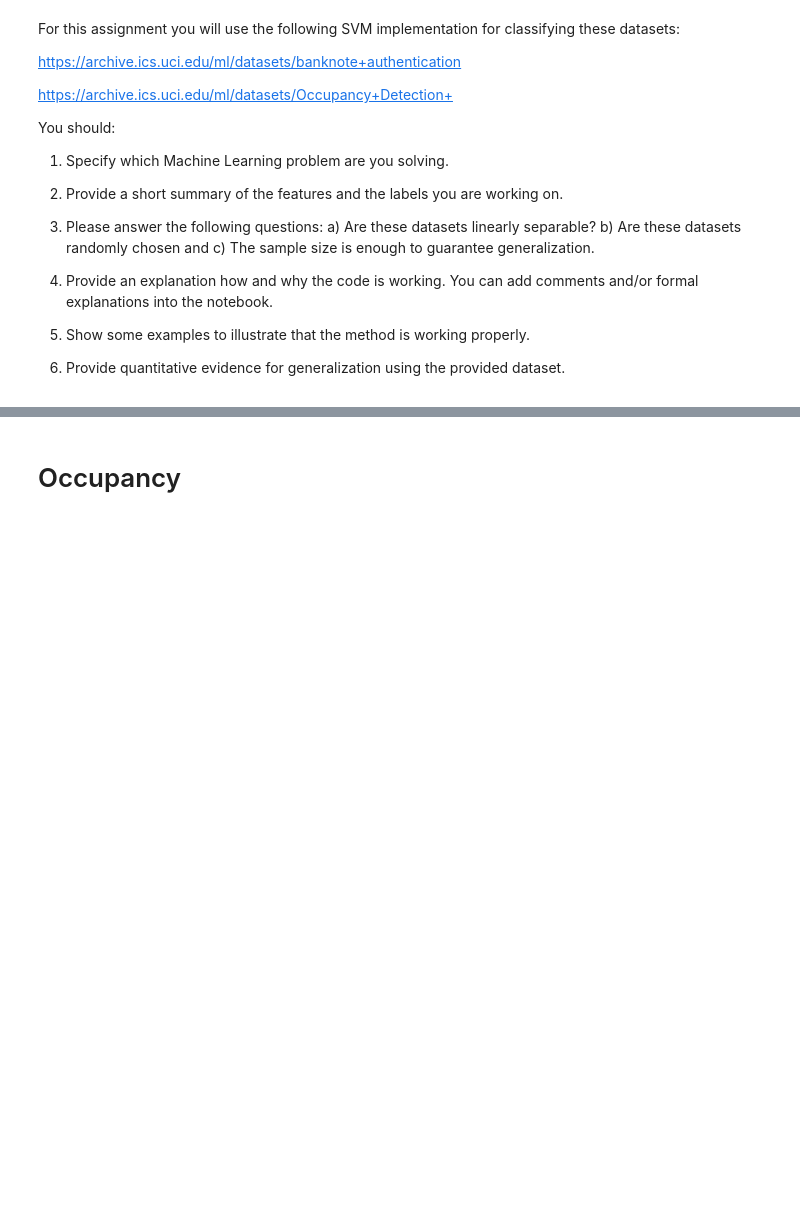
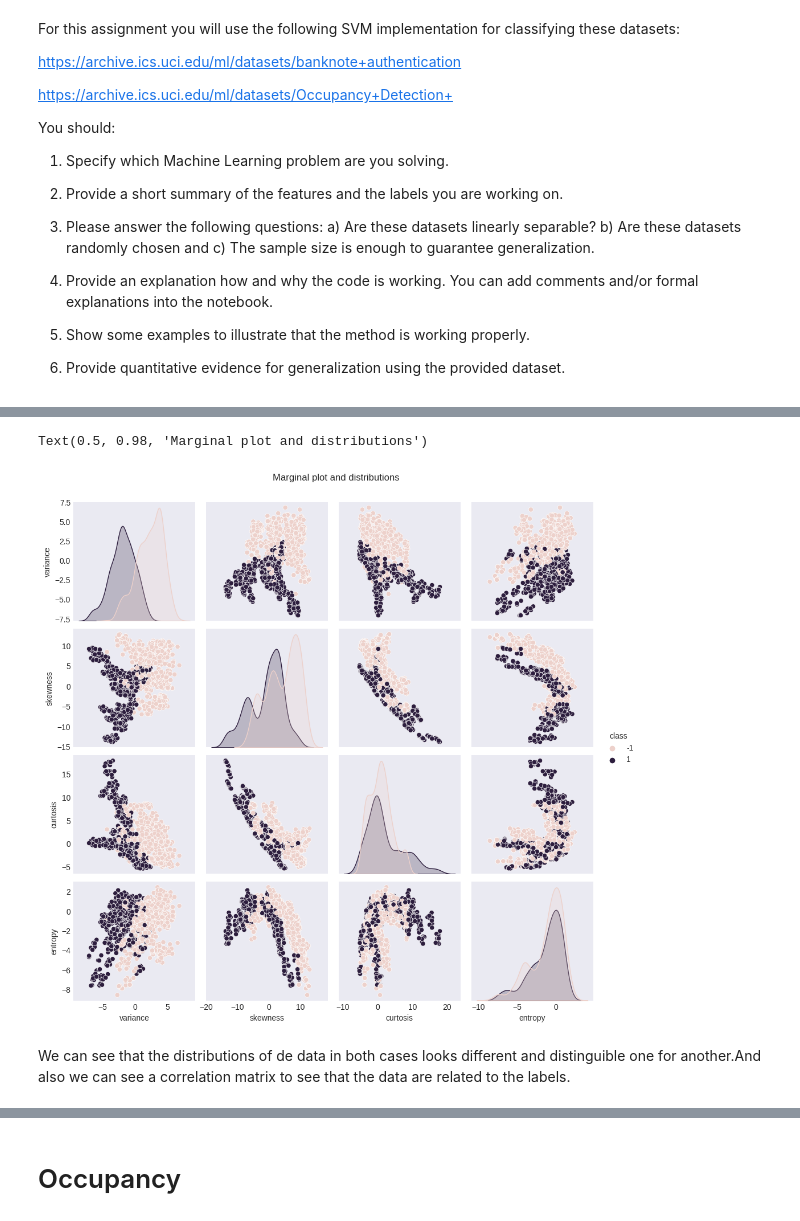
Before and after one commit to Robert-Gomez-AI/MathsOfMLCourse, a Jupyter notebook: SVM.ipynb, the cells around one changed output, grey strips where cells are left out. Cells and saved outputs as stored; diff of their text form; code cells hidden in the pictures; blank space fills up the shorter version.

```diff
--- a/SVM.ipynb
+++ b/SVM.ipynb
@@ -99,0 +98,2 @@ plt.scatter(df_bank_note['skewness'],df_bank_note['curtosis'],alpha=0.3)
+# %%
+df_bank_note=shuffle(df_bank_note)
@@ -100,3 +165,14 @@ plt.scatter(df_bank_note['skewness'],df_bank_note['curtosis'],alpha=0.3)
+# %%
+# Visualizing data
+
+pair=sns.pairplot(df_bank_note, hue="class")
+pair.fig.subplots_adjust(top=.93)
+pair.fig.suptitle('Marginal plot and distributions')
+# %% [output]
+Text(0.5, 0.98, 'Marginal plot and distributions')
+[figure, added]
+# %% [markdown]
+We can see that the distributions of de data in both cases looks different and distinguible one for another.And also we can see a correlation matrix to see that the data are related to the labels.
 # %%
 sns.set_theme(style="dark")
 corr = df_bank_note.corr()
```
Also changed, not shown: parts of 53 cells of this notebook, 2 other files.
